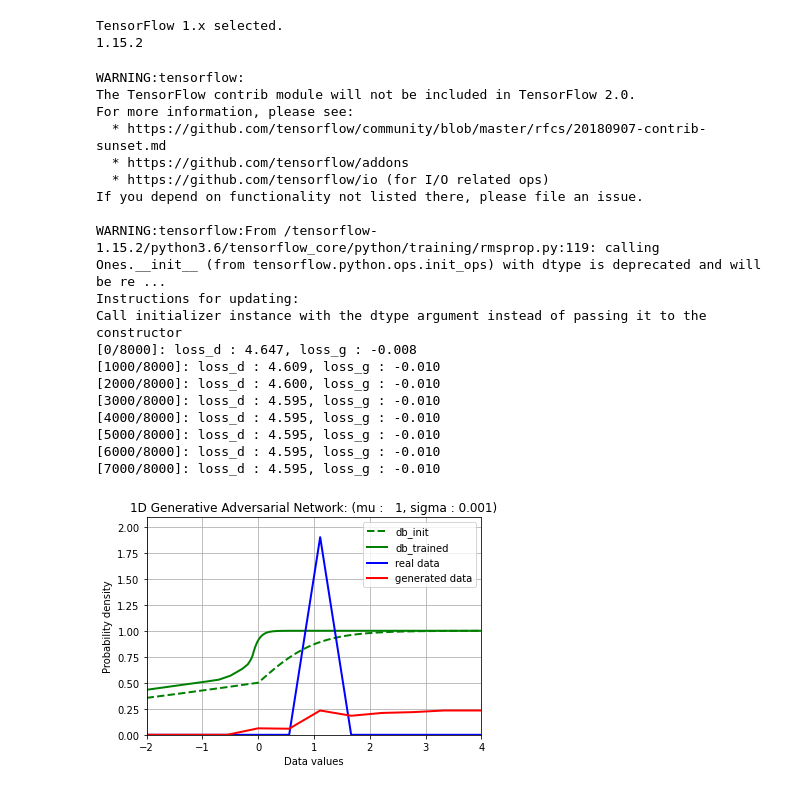
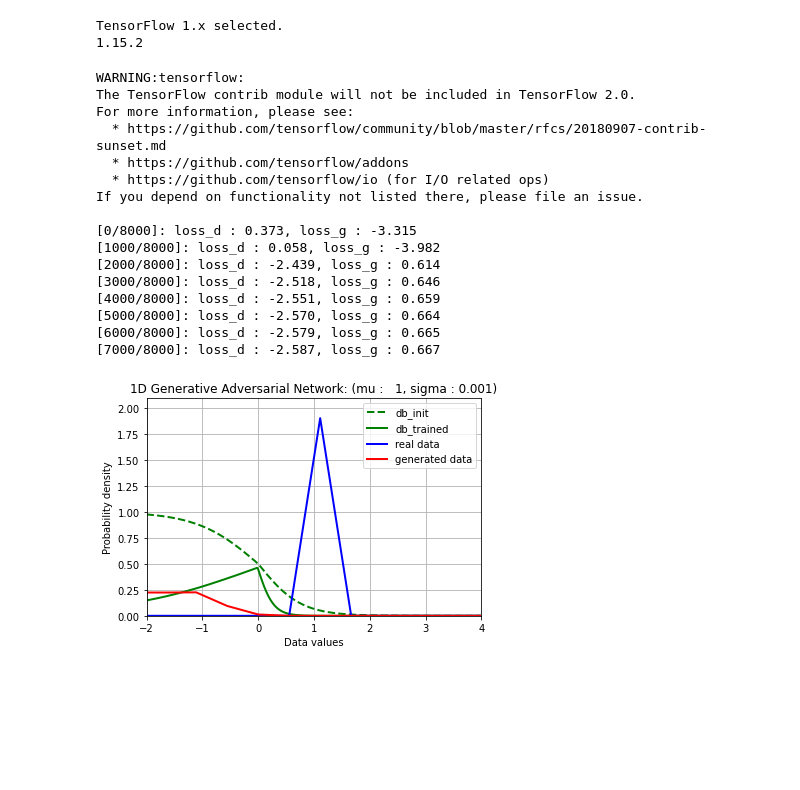
Before and after one commit to yk4r2/GAN, a Jupyter notebook: toy_example.ipynb, the cells around one changed output. Drawn from its saved outputs; the diff is of its cells as text; code cells hidden in the pictures; blank space fills up the shorter version.

Commit message:
Primal-dual training GAN

```diff
--- a/toy_example.ipynb
+++ b/toy_example.ipynb
@@ -18,7 +18,7 @@ class DataDistribution(object):
         self.sigma = sigma
 
     def sample(self, N):
-        samples = np.random.normal(self.mu, self.sigma, N)
+        samples = np.ones(N)
         samples.sort()
         return samples
 
@@ -87,12 +87,14 @@ def optimizer(loss, var_list, num_decay_steps=400, initial_learning_rate=1e-4):
         decay,
         staircase=True
     )
-    optimizer = tf.train.RMSPropOptimizer(learning_rate).minimize(
+    optimizer = tf.train.GradientDescentOptimizer(learning_rate).minimize(
         loss,
         global_step=batch,
         var_list=var_list
     )
     return optimizer
+# %%
+sigm = 0.5
 # %%
 class ResultPlot(object):
     def __init__(self, num_points, num_bins, mu, sigma):
@@ -158,8 +160,16 @@ def main():
     # loss for each network
     eps = 1e-2  # to prevent log(0) case
 
-    loss_g = tf.reduce_mean(-tf.log(D_fake + eps))
-    loss_d = tf.reduce_mean(-tf.log(D_real + eps) - tf.log(1 - D_fake + eps))
+    log_dis_img   = tf.reduce_mean(tf.log(D_real + eps))
+
+    distr_updated = tf.reduce_mean(tf.exp(-tf.norm(G_z - x) / (sigm  ** 2)))
+    z_updated     = distr_updated - LR * tf.log(2*(1- D_real))
+
+    log_dis_gen_z = tf.reduce_mean(-tf.log(2*(1. - D_fake) + eps))
+
+    loss_g = -log_dis_gen_z
+    loss_d = 0.5*(log_dis_gen_z + log_dis_img)
+
 
     # trainable variables for each network
     d_params = tf.get_collection(tf.GraphKeys.TRAINABLE_VARIABLES, scope='Disc')
@@ -213,42 +223,39 @@ def main():
         db_trained[B * i:B * (i + 1)] = sess.run(D_real, {x: np.reshape(plot.xs[B * i:B * (i + 1)], (B, 1))})
 
     # plot : pdf of data distribution
     d = p_data.sample(plot.num_points)
     pd, _ = np.histogram(d, bins=plot.bins, density=True)
 
     # plot : pdf of generated samples
     zs = np.linspace(-RANGE, RANGE, plot.num_points)
     g = np.zeros((plot.num_points, 1))
     for i in range(plot.num_points // B):
         g[B * i:B * (i + 1)] = sess.run(G_z, {z: np.reshape(zs[B * i:B * (i + 1)], (B, 1))})
     pg, _ = np.histogram(g, bins=plot.bins, density=True)
 
     # plot results
     plot.show_results(db_init, db_trained, pd, pg, save_img=True)
 
     sess.close()
 
 
 if __name__ == '__main__':
     main()
 # %% [output]
 WARNING:tensorflow:
 The TensorFlow contrib module will not be included in TensorFlow 2.0.
 For more information, please see:
   * https://github.com/tensorflow/community/blob/master/rfcs/20180907-contrib-sunset.md
   * https://github.com/tensorflow/addons
   * https://github.com/tensorflow/io (for I/O related ops)
 If you depend on functionality not listed there, please file an issue.
 
-WARNING:tensorflow:From /tensorflow-1.15.2/python3.6/tensorflow_core/python/training/rmsprop.py:119: calling Ones.__init__ (from tensorflow.python.ops.init_ops) with dtype is deprecated and will be re ...
-Instructions for updating:
-Call initializer instance with the dtype argument instead of passing it to the constructor
-[0/8000]: loss_d : 4.647, loss_g : -0.008
-[1000/8000]: loss_d : 4.609, loss_g : -0.010
-[2000/8000]: loss_d : 4.600, loss_g : -0.010
-[3000/8000]: loss_d : 4.595, loss_g : -0.010
-[4000/8000]: loss_d : 4.595, loss_g : -0.010
-[5000/8000]: loss_d : 4.595, loss_g : -0.010
-[6000/8000]: loss_d : 4.595, loss_g : -0.010
-[7000/8000]: loss_d : 4.595, loss_g : -0.010
+[0/8000]: loss_d : 0.373, loss_g : -3.315
+[1000/8000]: loss_d : 0.058, loss_g : -3.982
+[2000/8000]: loss_d : -2.439, loss_g : 0.614
+[3000/8000]: loss_d : -2.518, loss_g : 0.646
+[4000/8000]: loss_d : -2.551, loss_g : 0.659
+[5000/8000]: loss_d : -2.570, loss_g : 0.664
+[6000/8000]: loss_d : -2.579, loss_g : 0.665
+[7000/8000]: loss_d : -2.587, loss_g : 0.667
-[figure, old version]
+[figure, new version]
```
